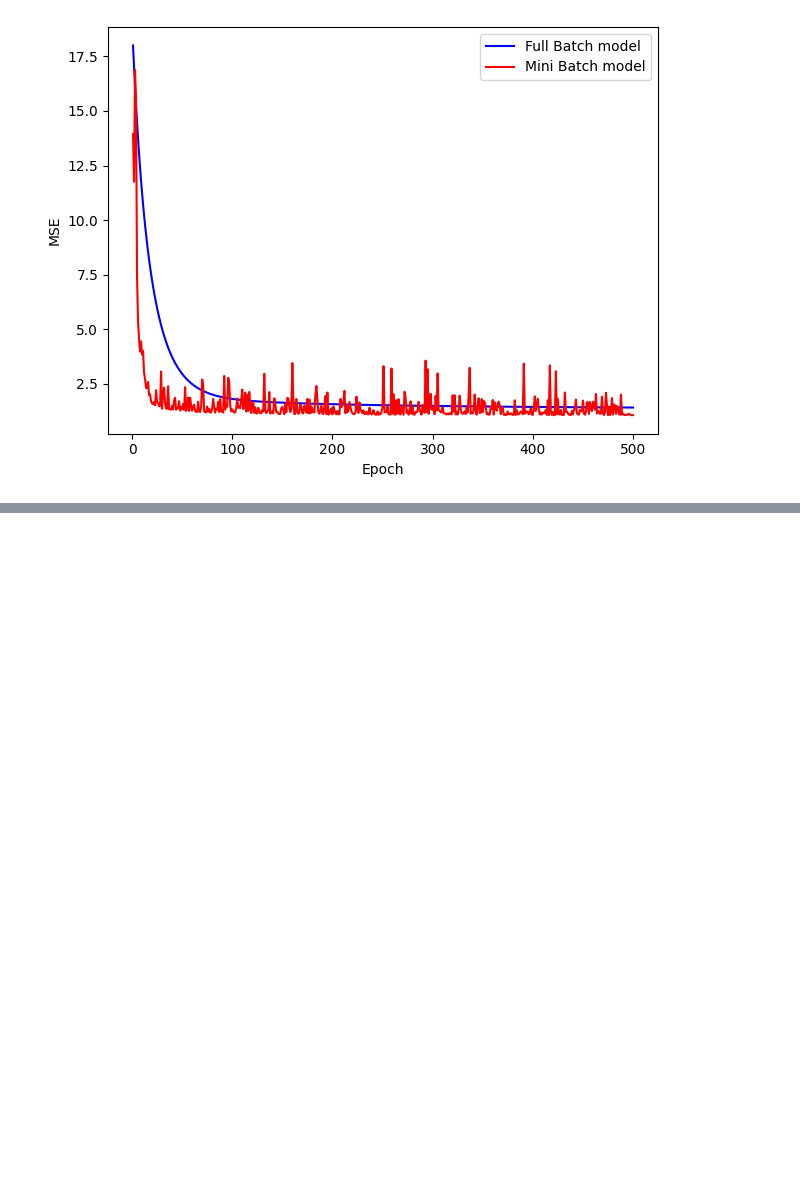
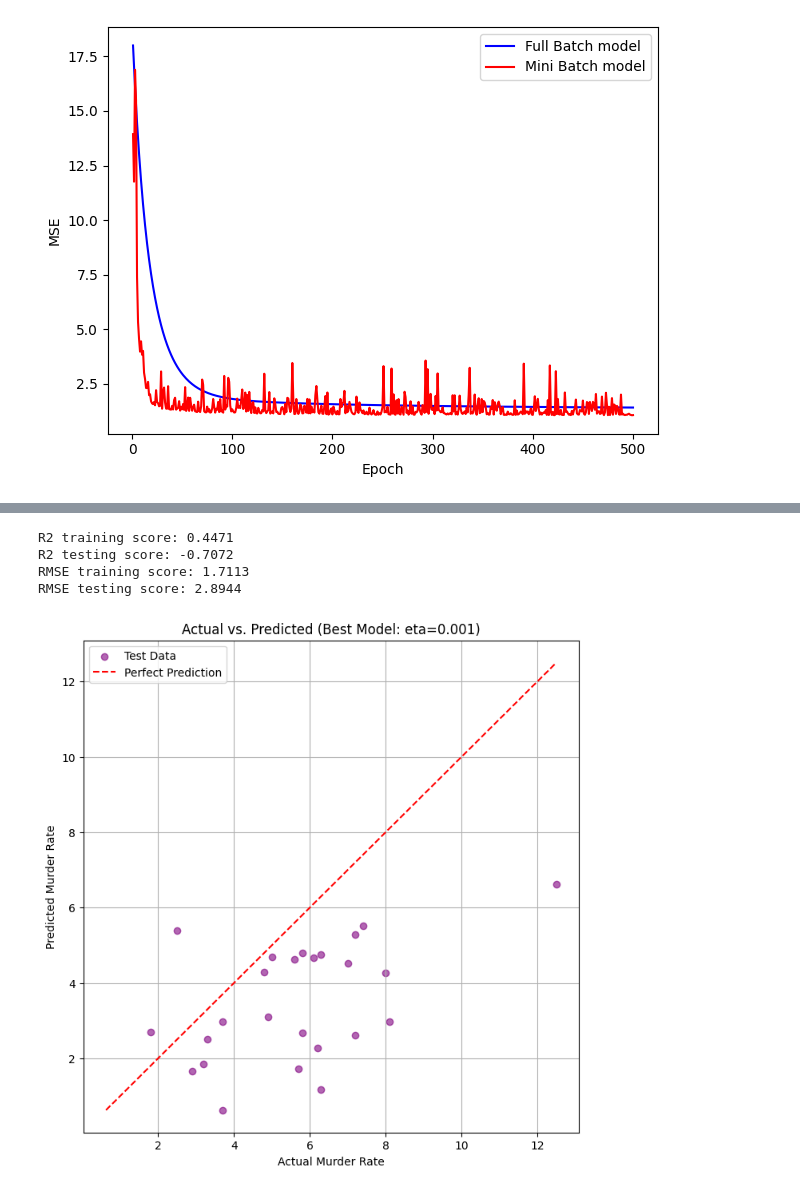
Before and after one commit to Vyrima/DL_Demo, a Jupyter notebook: notebooks/MiniProject.ipynb, the cells around one changed output, grey strips where cells are left out. Drawn from its saved outputs; the diff is of its cells as text; code cells hidden in the pictures; blank space fills up the shorter version.

```diff
--- a/notebooks/MiniProject.ipynb
+++ b/notebooks/MiniProject.ipynb
@@ -540,0 +658,38 @@ plt.show()
+# %%
+y_train_pred = best_model.predict(X_train)
+y_test_pred = best_model.predict(X_test)
+# %%
+r2_train = r2_score(y_train, y_train_pred)
+rmse_train = np.sqrt(mean_squared_error(y_train, y_train_pred))
+r2_test = r2_score(y_test, y_test_pred)
+rmse_test = np.sqrt(mean_squared_error(y_test, y_test_pred))
+
+print(f"R2 training score: {r2_train:.4f}")
+print(f"R2 testing score: {r2_test:.4f}")
+print(f"RMSE training score: {rmse_train:.4f}")
+print(f"RMSE testing score: {rmse_test:.4f}")
+# %% [output]
+R2 training score: 0.4471
+R2 testing score: -0.7072
+RMSE training score: 1.7113
+RMSE testing score: 2.8944
+# %%
+plt.figure(figsize=(8, 8))
+
+# Scatter plot of Actual vs Predicted
+plt.scatter(y_test, y_test_pred, alpha=0.6, color='purple', label='Test Data')
+
+# Create the Reference Diagonal (y=x)
+# We find the min and max of the actual values to draw a line that covers the range
+min_val = min(min(y_test), min(y_test_pred))
+max_val = max(max(y_test), max(y_test_pred))
+plt.plot([min_val, max_val], [min_val, max_val], color='red', linestyle='--', label='Perfect Prediction')
+
+plt.xlabel('Actual Murder Rate')
+plt.ylabel('Predicted Murder Rate')
+plt.title(f'Actual vs. Predicted (Best Model: eta={best_eta})')
+plt.legend()
+plt.grid(True)
+plt.show()
+# %% [output]
+[figure, added]
```
Also changed, not shown: parts of 9 cells of this notebook.
